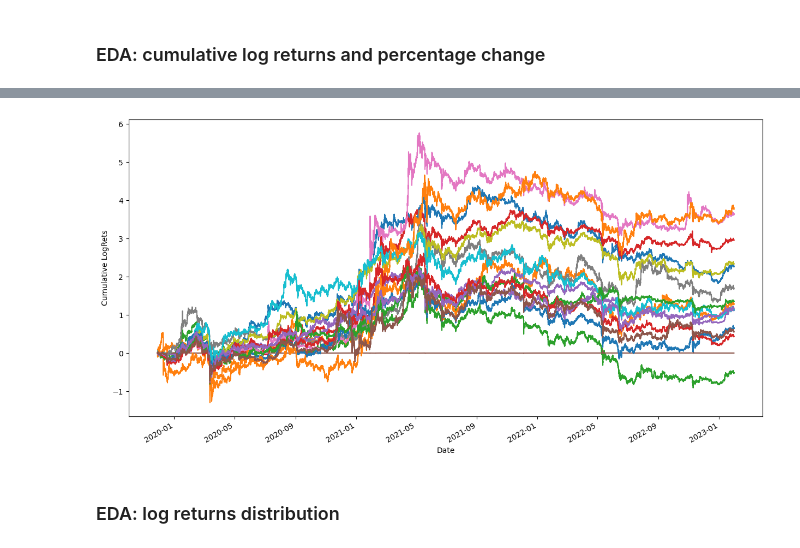
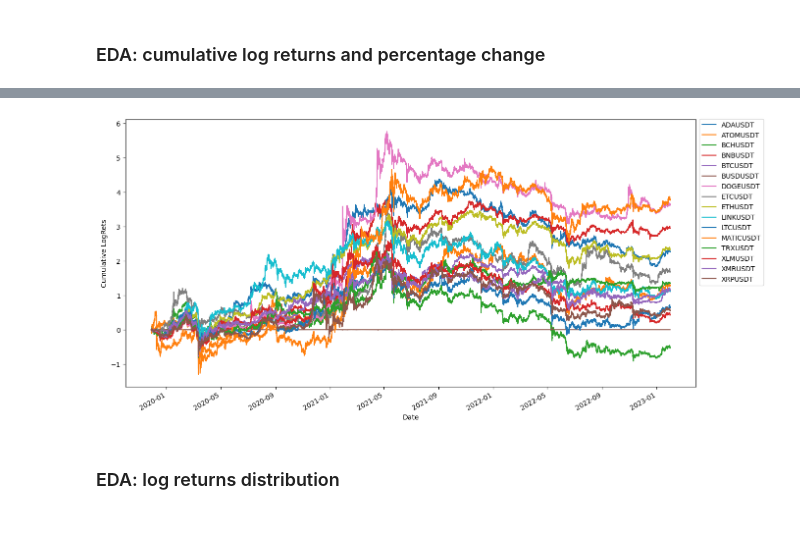
Before and after one commit to gpalazzo/crypto_msc_thesis, a Jupyter notebook: notebooks/results/EDA.ipynb, the cells around one changed output, grey strips where cells are left out. Cells and saved outputs as stored; diff of their text form; code cells hidden in the pictures.

```diff
--- a/notebooks/results/EDA.ipynb
+++ b/notebooks/results/EDA.ipynb
@@ -141,14 +140,15 @@ print(df_logret_positive.sort_values(by="pctchg", ascending=False))
 5    BUSDUSDT   0.000300
 # %%
 df_aux = df_pivot["logret_cumsum"].copy().sort_index()
-plot = df_aux.plot(legend=None, figsize=(15, 8))
+plot = df_aux.plot(figsize=(15, 8))
+plot.legend(bbox_to_anchor=(1.0, 1.015))
 plot.set_xlabel("Date")
 plot.set_ylabel("Cumulative LogRets")
 
 fig = plot.get_figure()
 fig.savefig("/Users/gpalazzo/Desktop/fig_cum_logrets_cryptos.png")
 # %% [output]
-[figure, old version]
+[figure, new version]
 # %%
 # ***** esse plot não ficou legal, manter o de log retornos *****
 
```
Also changed, not shown: parts of 7 cells of this notebook, 7 other files.
